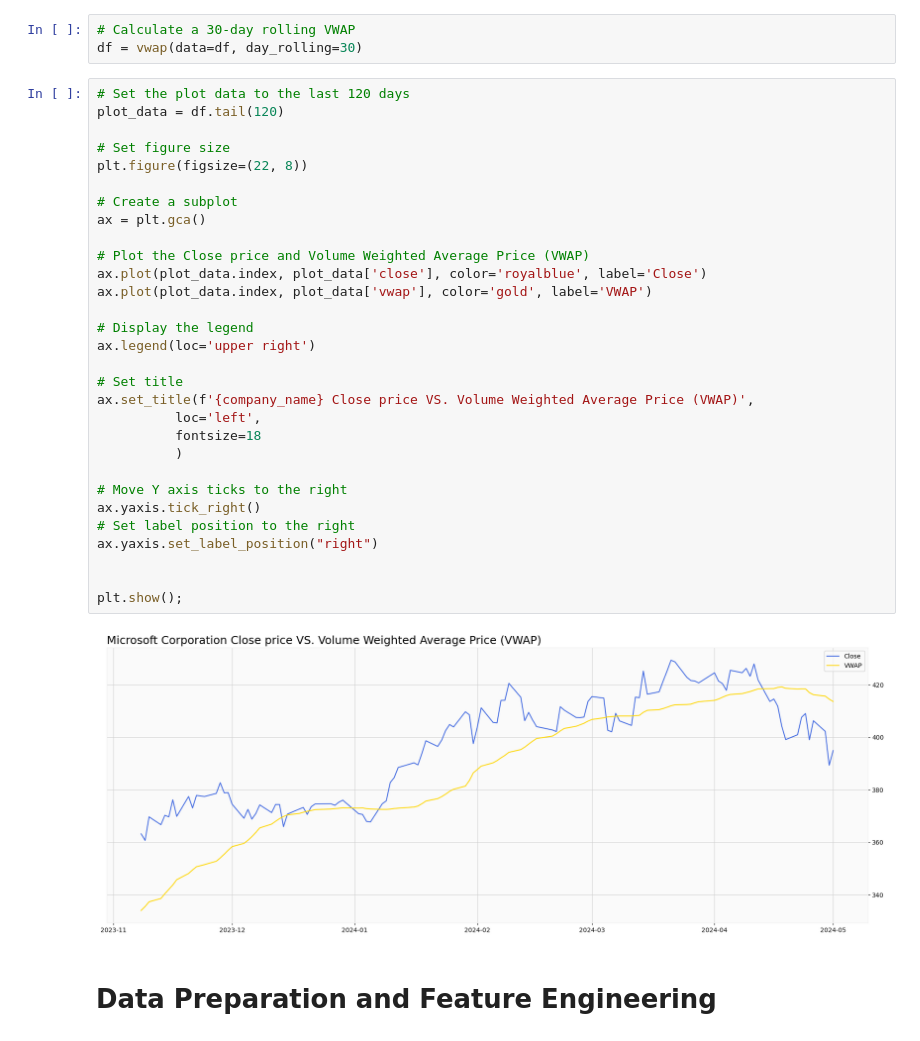
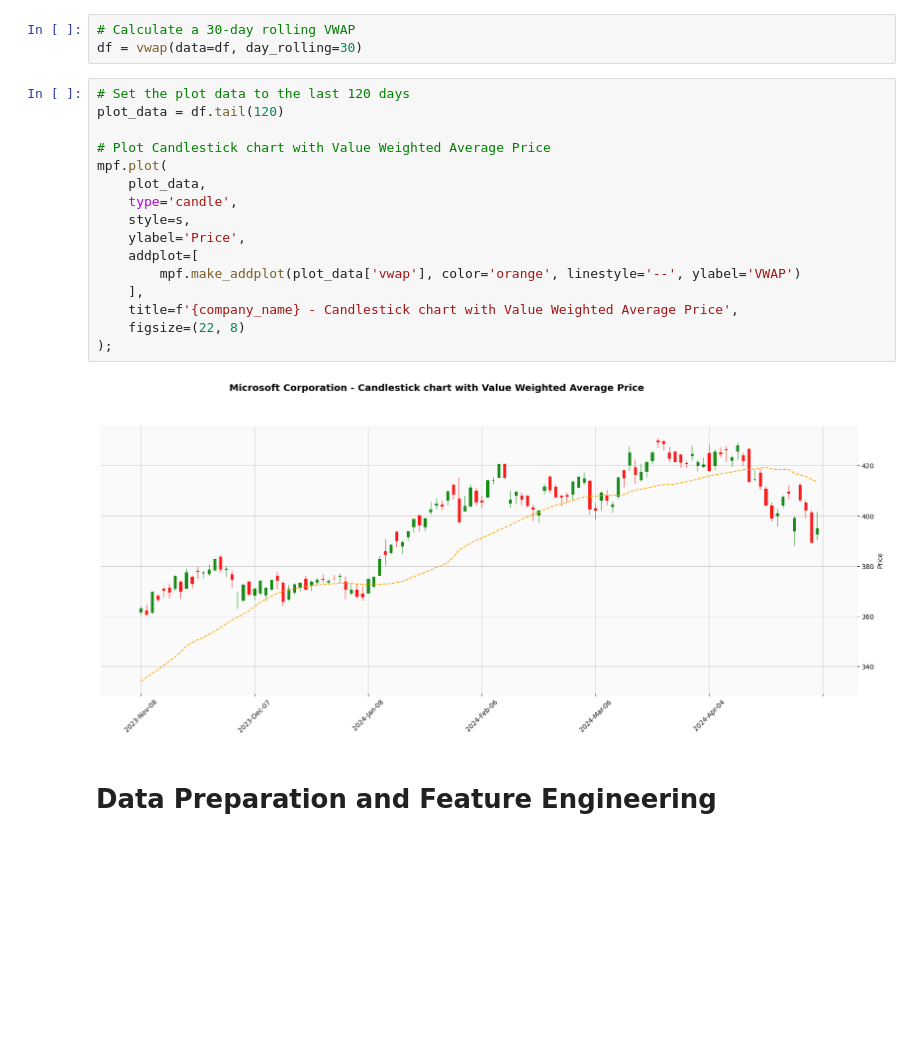
Before and after one commit to a-elgohary/algorithmic_trading, a Jupyter notebook: algorithmic_trading.ipynb, the cells around one changed output. Cells and saved outputs as stored; diff of their text form; blank space fills up the shorter version.

Commit message:
Codes Cleanup (formatting, and unused variables); plotted VWAP on the candlestick chart for better analysis

```diff
--- a/algorithmic_trading.ipynb
+++ b/algorithmic_trading.ipynb
@@ -739,37 +735,23 @@ def vwap(data, day_rolling):
 # %%
 # Calculate a 30-day rolling VWAP
 df = vwap(data=df, day_rolling=30)
-# %%
-# Set the plot data to the last 120 days
-plot_data = df.tail(120)
-
-# Set figure size
-plt.figure(figsize=(22, 8))
-
-# Create a subplot
-ax = plt.gca()
-
-# Plot the Close price and Volume Weighted Average Price (VWAP)
-ax.plot(plot_data.index, plot_data['close'], color='royalblue', label='Close')
-ax.plot(plot_data.index, plot_data['vwap'], color='gold', label='VWAP')
-
-# Display the legend
-ax.legend(loc='upper right')
-
-# Set title
-ax.set_title(f'{company_name} Close price VS. Volume Weighted Average Price (VWAP)',
-          loc='left',
-          fontsize=18
-          )
-
-# Move Y axis ticks to the right
-ax.yaxis.tick_right()
-# Set label position to the right
-ax.yaxis.set_label_position("right")
-
-
-plt.show();
-# %% [output]
-[figure, removed]
+# %%
+# Set the plot data to the last 120 days
+plot_data = df.tail(120)
+
+# Plot Candlestick chart with Value Weighted Average Price
+mpf.plot(
+    plot_data,
+    type='candle',
+    style=s,
+    ylabel='Price',
+    addplot=[
+        mpf.make_addplot(plot_data['vwap'], color='orange', linestyle='--', ylabel='VWAP')
+    ],
+    title=f'{company_name} - Candlestick chart with Value Weighted Average Price',
+    figsize=(22, 8)
+);
+# %% [output]
+[figure, added]
 # %% [markdown]
 # Data Preparation and Feature Engineering
```
Also changed, not shown: parts of 2 cells of this notebook.
